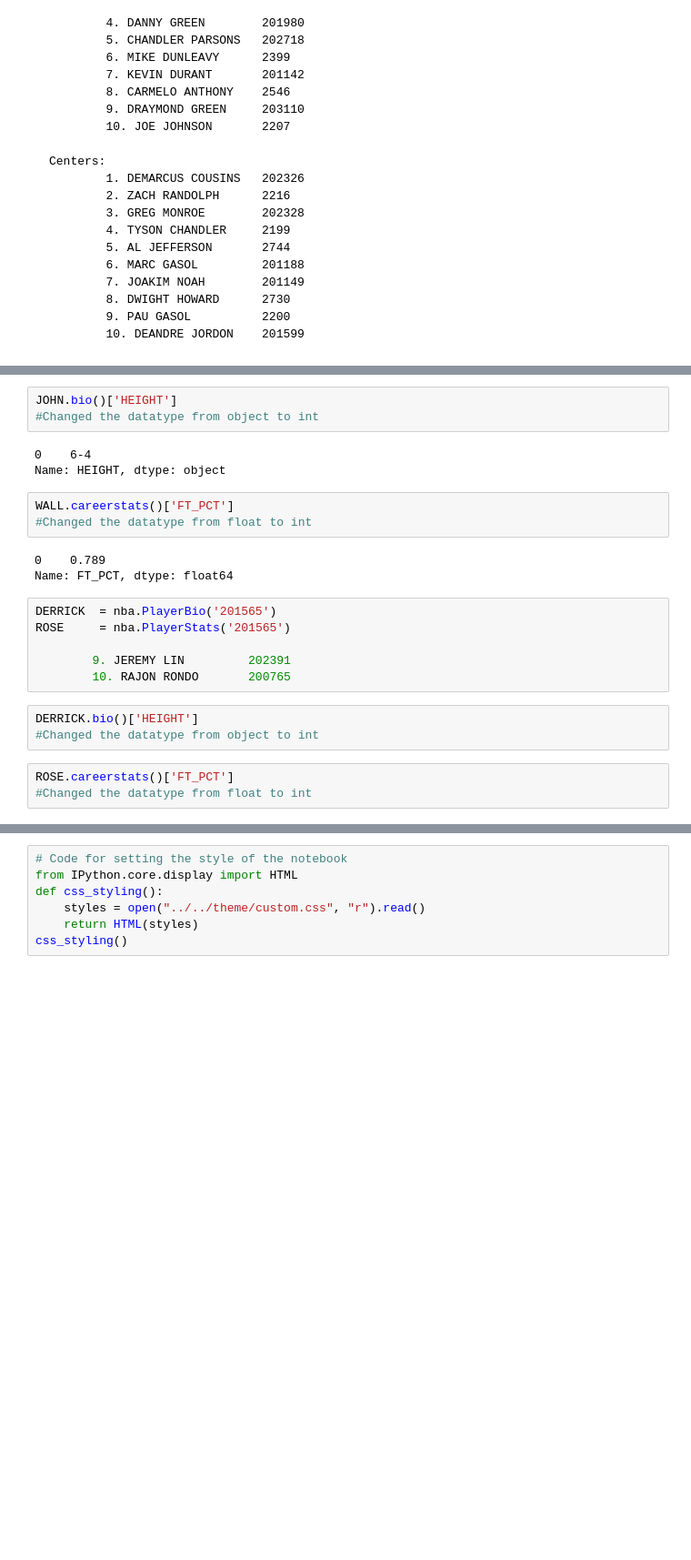
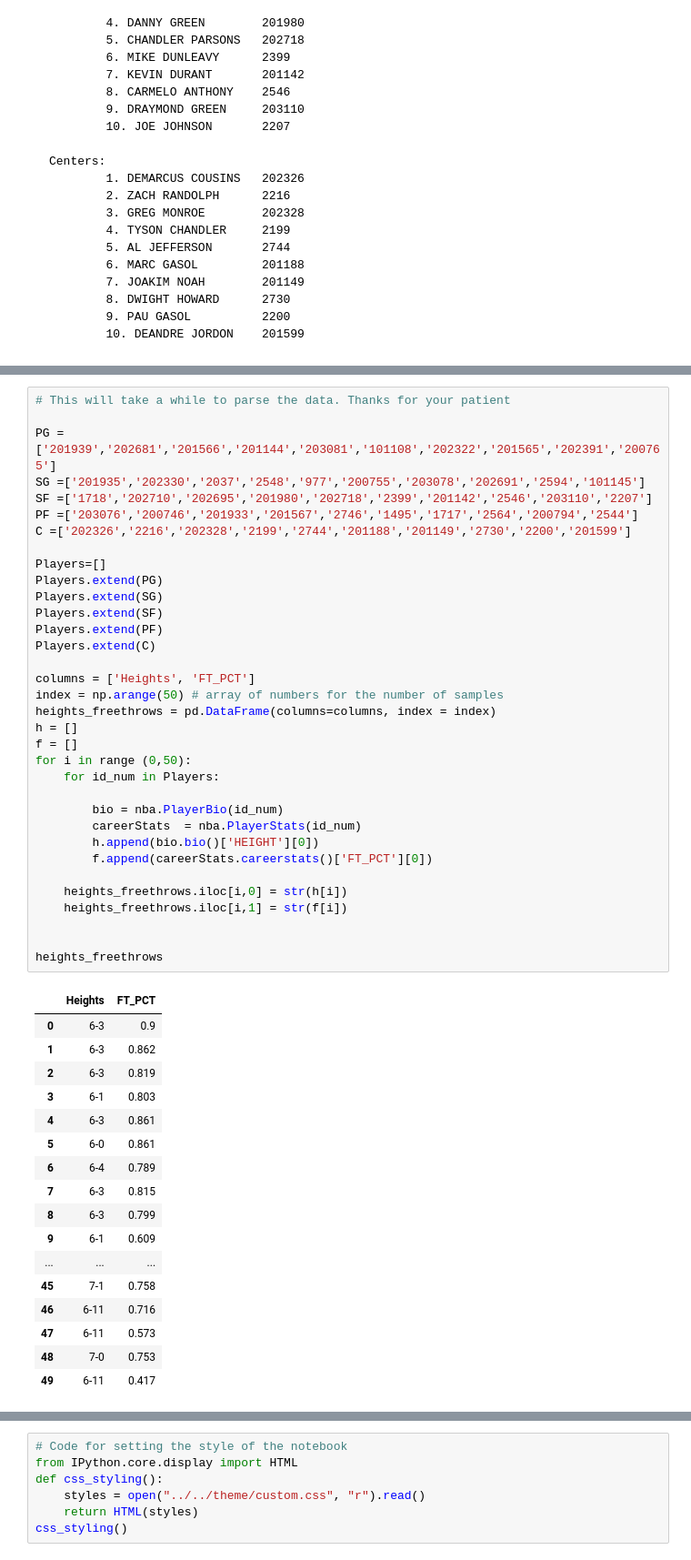
Before and after one commit to xuhang57/spring-2015-homeworks, a Jupyter notebook: submissions/Homework-6/Final Project on NBA Statistics.ipynb, the cells around one changed output, grey strips where cells are left out. Shown at 91% size. Saved outputs shown, nothing was run; the diff lists cells and outputs as text; blank space fills up the shorter version.

```diff
--- a/submissions/Homework-6/Final Project on NBA Statistics.ipynb
+++ b/submissions/Homework-6/Final Project on NBA Statistics.ipynb
@@ -205,24 +103,52 @@ WALL   = nba.PlayerStats('202322')
-# %%
-JOHN.bio()['HEIGHT']
-#Changed the datatype from object to int
-# %% [output]
-0    6-4
-Name: HEIGHT, dtype: object
-# %%
-WALL.careerstats()['FT_PCT']
-#Changed the datatype from float to int
-# %% [output]
-0    0.789
-Name: FT_PCT, dtype: float64
-# %%
-DERRICK  = nba.PlayerBio('201565')
-ROSE     = nba.PlayerStats('201565')
-
-        9. JEREMY LIN         202391
-        10. RAJON RONDO       200765
-# %%
-DERRICK.bio()['HEIGHT']
-#Changed the datatype from object to int
-# %%
-ROSE.careerstats()['FT_PCT']
-#Changed the datatype from float to int
+# %%
+# This will take a while to parse the data. Thanks for your patient
+
+PG =['201939','202681','201566','201144','203081','101108','202322','201565','202391','200765']
+SG =['201935','202330','2037','2548','977','200755','203078','202691','2594','101145']
+SF =['1718','202710','202695','201980','202718','2399','201142','2546','203110','2207']
+PF =['203076','200746','201933','201567','2746','1495','1717','2564','200794','2544']
+C =['202326','2216','202328','2199','2744','201188','201149','2730','2200','201599']
+
+Players=[]
+Players.extend(PG)
+Players.extend(SG)
+Players.extend(SF)
+Players.extend(PF)
+Players.extend(C)
+
+columns = ['Heights', 'FT_PCT']
+index = np.arange(50) # array of numbers for the number of samples
+heights_freethrows = pd.DataFrame(columns=columns, index = index)
+h = []
+f = []
+for i in range (0,50):
+    for id_num in Players:
+
+        bio = nba.PlayerBio(id_num)
+        careerStats  = nba.PlayerStats(id_num)
+        h.append(bio.bio()['HEIGHT'][0])
+        f.append(careerStats.careerstats()['FT_PCT'][0])
+
+    heights_freethrows.iloc[i,0] = str(h[i])
+    heights_freethrows.iloc[i,1] = str(f[i])
+
+
+heights_freethrows
+# %% [output]
+|  | Heights | FT_PCT |
+| 0 | 6-3 | 0.9 |
+| 1 | 6-3 | 0.862 |
+| 2 | 6-3 | 0.819 |
+| 3 | 6-1 | 0.803 |
+| 4 | 6-3 | 0.861 |
+| 5 | 6-0 | 0.861 |
+| 6 | 6-4 | 0.789 |
+| 7 | 6-3 | 0.815 |
+| 8 | 6-3 | 0.799 |
+| 9 | 6-1 | 0.609 |
+| ... | ... | ... |
+| 45 | 7-1 | 0.758 |
+| 46 | 6-11 | 0.716 |
+| 47 | 6-11 | 0.573 |
+| 48 | 7-0 | 0.753 |
+| 49 | 6-11 | 0.417 |
```
Also changed, not shown: parts of 40 cells of this notebook.
